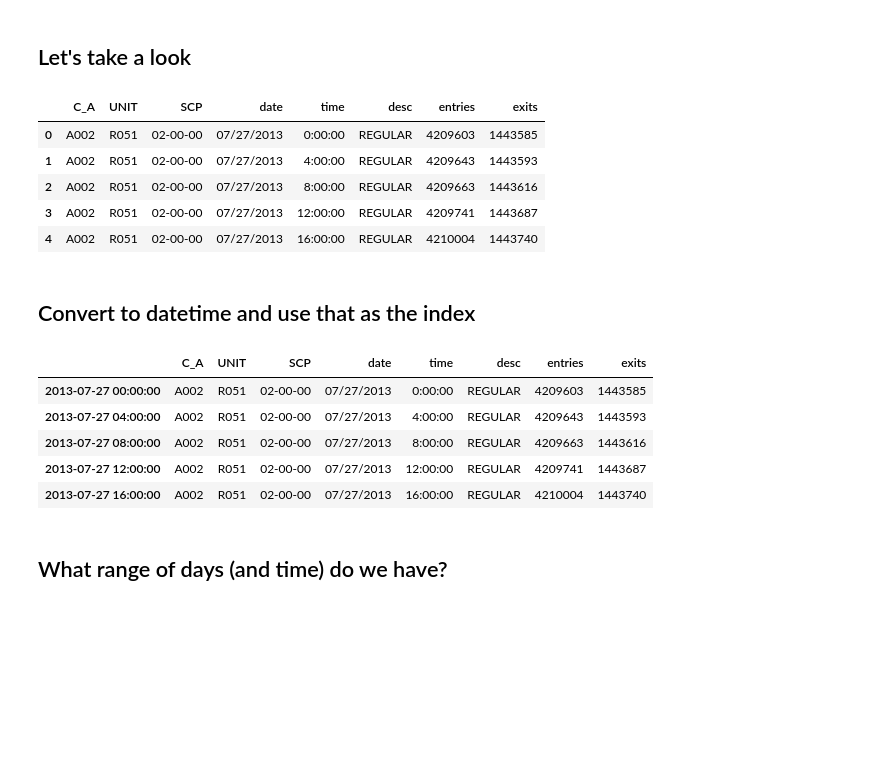
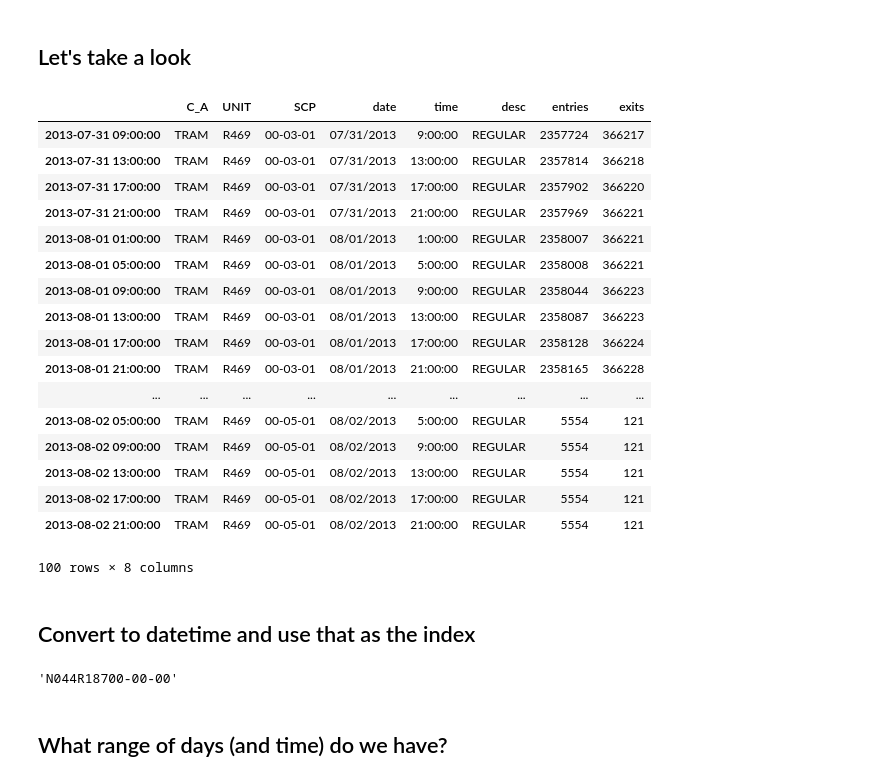
Before and after one commit to rush4ratio/MTA, a Jupyter notebook: MTA_After_Preliminary_ETL_Analysis.ipynb, the cells around one changed output. Saved outputs shown, nothing was run; the diff lists cells and outputs as text; code cells hidden in the pictures; blank space fills up the shorter version.

```diff
--- a/MTA_After_Preliminary_ETL_Analysis.ipynb
+++ b/MTA_After_Preliminary_ETL_Analysis.ipynb
@@ -9,15 +9,27 @@ import matplotlib.pyplot as plt
 data = pd.read_csv('MTA_130803_Pivotdown.txt')
 # %% [markdown]
 ## Let's take a look
-# %%
-data.head()
-# %% [output]
-|  | C_A | UNIT | SCP | date | time | desc | entries | exits |
-| 0 | A002 | R051 | 02-00-00 | 07/27/2013 | 0:00:00 | REGULAR | 4209603 | 1443585 |
-| 1 | A002 | R051 | 02-00-00 | 07/27/2013 | 4:00:00 | REGULAR | 4209643 | 1443593 |
-| 2 | A002 | R051 | 02-00-00 | 07/27/2013 | 8:00:00 | REGULAR | 4209663 | 1443616 |
-| 3 | A002 | R051 | 02-00-00 | 07/27/2013 | 12:00:00 | REGULAR | 4209741 | 1443687 |
-| 4 | A002 | R051 | 02-00-00 | 07/27/2013 | 16:00:00 | REGULAR | 4210004 | 1443740 |
+# %%
+data.tail(100)
+# %% [output]
+|  | C_A | UNIT | SCP | date | time | desc | entries | exits |
+| 2013-07-31 09:00:00 | TRAM | R469 | 00-03-01 | 07/31/2013 | 9:00:00 | REGULAR | 2357724 | 366217 |
+| 2013-07-31 13:00:00 | TRAM | R469 | 00-03-01 | 07/31/2013 | 13:00:00 | REGULAR | 2357814 | 366218 |
+| 2013-07-31 17:00:00 | TRAM | R469 | 00-03-01 | 07/31/2013 | 17:00:00 | REGULAR | 2357902 | 366220 |
+| 2013-07-31 21:00:00 | TRAM | R469 | 00-03-01 | 07/31/2013 | 21:00:00 | REGULAR | 2357969 | 366221 |
+| 2013-08-01 01:00:00 | TRAM | R469 | 00-03-01 | 08/01/2013 | 1:00:00 | REGULAR | 2358007 | 366221 |
+| 2013-08-01 05:00:00 | TRAM | R469 | 00-03-01 | 08/01/2013 | 5:00:00 | REGULAR | 2358008 | 366221 |
+| 2013-08-01 09:00:00 | TRAM | R469 | 00-03-01 | 08/01/2013 | 9:00:00 | REGULAR | 2358044 | 366223 |
+| 2013-08-01 13:00:00 | TRAM | R469 | 00-03-01 | 08/01/2013 | 13:00:00 | REGULAR | 2358087 | 366223 |
+| 2013-08-01 17:00:00 | TRAM | R469 | 00-03-01 | 08/01/2013 | 17:00:00 | REGULAR | 2358128 | 366224 |
+| 2013-08-01 21:00:00 | TRAM | R469 | 00-03-01 | 08/01/2013 | 21:00:00 | REGULAR | 2358165 | 366228 |
+| ... | ... | ... | ... | ... | ... | ... | ... | ... |
+| 2013-08-02 05:00:00 | TRAM | R469 | 00-05-01 | 08/02/2013 | 5:00:00 | REGULAR | 5554 | 121 |
+| 2013-08-02 09:00:00 | TRAM | R469 | 00-05-01 | 08/02/2013 | 9:00:00 | REGULAR | 5554 | 121 |
+| 2013-08-02 13:00:00 | TRAM | R469 | 00-05-01 | 08/02/2013 | 13:00:00 | REGULAR | 5554 | 121 |
+| 2013-08-02 17:00:00 | TRAM | R469 | 00-05-01 | 08/02/2013 | 17:00:00 | REGULAR | 5554 | 121 |
+| 2013-08-02 21:00:00 | TRAM | R469 | 00-05-01 | 08/02/2013 | 21:00:00 | REGULAR | 5554 | 121 |
+100 rows × 8 columns
 # %% [markdown]
 ## Convert to datetime and use that as the index
 # %%
@@ -25,15 +37,10 @@ def convert_to_datetime(row):
     return pd.to_datetime(row['date']+" "+row['time'], format="%m/%d/%Y %H:%M:%S")
 # %%
 data.index= data.apply(convert_to_datetime, axis=1)
-# %%
-data.head()
-# %% [output]
-|  | C_A | UNIT | SCP | date | time | desc | entries | exits |
-| 2013-07-27 00:00:00 | A002 | R051 | 02-00-00 | 07/27/2013 | 0:00:00 | REGULAR | 4209603 | 1443585 |
-| 2013-07-27 04:00:00 | A002 | R051 | 02-00-00 | 07/27/2013 | 4:00:00 | REGULAR | 4209643 | 1443593 |
-| 2013-07-27 08:00:00 | A002 | R051 | 02-00-00 | 07/27/2013 | 8:00:00 | REGULAR | 4209663 | 1443616 |
-| 2013-07-27 12:00:00 | A002 | R051 | 02-00-00 | 07/27/2013 | 12:00:00 | REGULAR | 4209741 | 1443687 |
-| 2013-07-27 16:00:00 | A002 | R051 | 02-00-00 | 07/27/2013 | 16:00:00 | REGULAR | 4210004 | 1443740 |
+# %%
+list(aug_1['a_key'])[np.random.randint(len(aug_1))]
+# %% [output]
+'N044R18700-00-00'
 # %% [markdown]
 ## What range of days (and time) do we have?
 # %%
```
Also changed, not shown: parts of 52 cells of this notebook.
